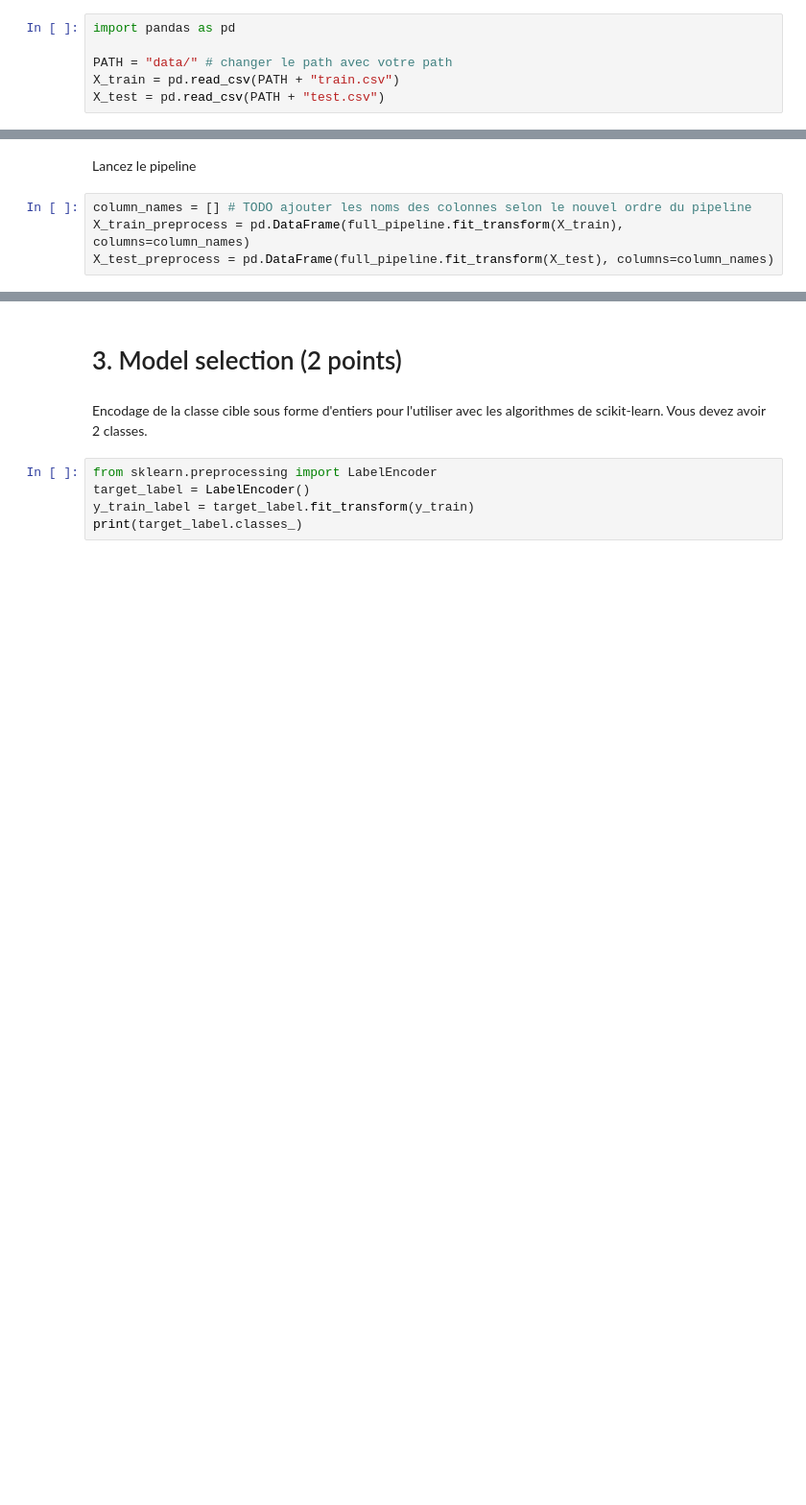
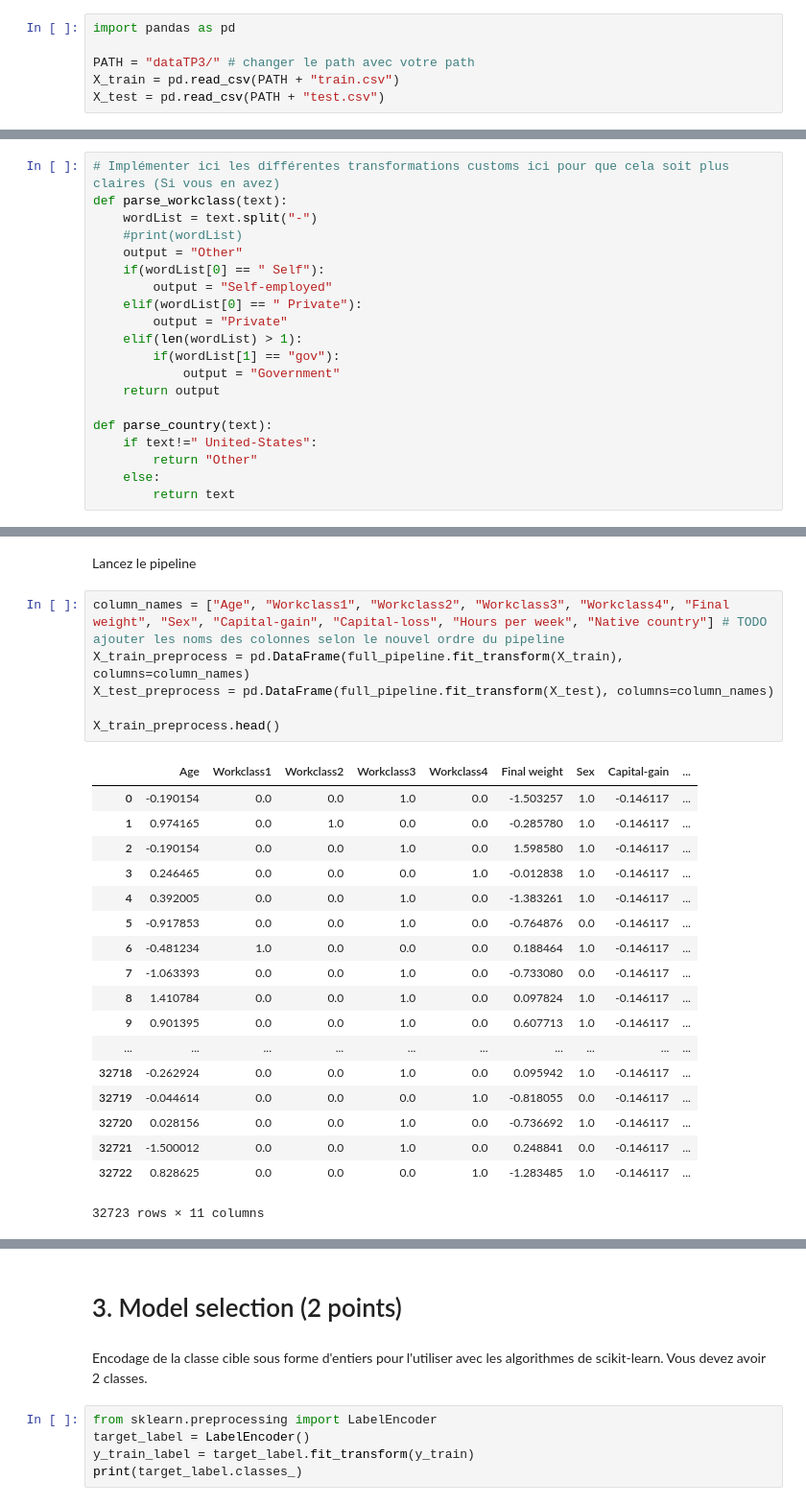
Before and after one commit to jmetais2017/TP1-INF8215, a Jupyter notebook: TP3_INF8215.ipynb, the cells around one changed output, grey strips where cells are left out. Shown at 96% size. Drawn from its saved outputs; the diff is of its cells as text; blank space fills up the shorter version.

Commit message:
début de pipeline

```diff
--- a/TP3_INF8215.ipynb
+++ b/TP3_INF8215.ipynb
@@ -662,7 +664,7 @@ https://pandas.pydata.org/pandas-docs/version/0.23/generated/pandas.DataFrame.ht
 # %%
 import pandas as pd
 
-PATH = "data/" # changer le path avec votre path
+PATH = "dataTP3/" # changer le path avec votre path
 X_train = pd.read_csv(PATH + "train.csv")
 X_test = pd.read_csv(PATH + "test.csv")
 # %% [markdown]
@@ -767,0 +794,20 @@ full_pipeline = ColumnTransformer([
+# %%
+# Implémenter ici les différentes transformations customs ici pour que cela soit plus claires (Si vous en avez)
+def parse_workclass(text):
+    wordList = text.split("-")
+    #print(wordList)
+    output = "Other"
+    if(wordList[0] == " Self"):
+        output = "Self-employed"
+    elif(wordList[0] == " Private"):
+        output = "Private"
+    elif(len(wordList) > 1):
+        if(wordList[1] == "gov"):
+            output = "Government"
+    return output
+
+def parse_country(text):
+    if text!=" United-States":
+        return "Other"
+    else:
+        return text
@@ -768,6 +864,27 @@ full_pipeline = ColumnTransformer([
 # %% [markdown]
 Lancez le pipeline
 # %%
-column_names = [] # TODO ajouter les noms des colonnes selon le nouvel ordre du pipeline
+column_names = ["Age", "Workclass1", "Workclass2", "Workclass3", "Workclass4", "Final weight", "Sex", "Capital-gain", "Capital-loss", "Hours per week", "Native country"] # TODO ajouter les noms des colonnes selon le nouvel ordre du pipeline
 X_train_preprocess = pd.DataFrame(full_pipeline.fit_transform(X_train), columns=column_names)
 X_test_preprocess = pd.DataFrame(full_pipeline.fit_transform(X_test), columns=column_names)
+
+X_train_preprocess.head()
+# %% [output]
+|  | Age | Workclass1 | Workclass2 | Workclass3 | Workclass4 | Final weight | Sex | Capital-gain | ... |
+| 0 | -0.190154 | 0.0 | 0.0 | 1.0 | 0.0 | -1.503257 | 1.0 | -0.146117 | ... |
+| 1 | 0.974165 | 0.0 | 1.0 | 0.0 | 0.0 | -0.285780 | 1.0 | -0.146117 | ... |
+| 2 | -0.190154 | 0.0 | 0.0 | 1.0 | 0.0 | 1.598580 | 1.0 | -0.146117 | ... |
+| 3 | 0.246465 | 0.0 | 0.0 | 0.0 | 1.0 | -0.012838 | 1.0 | -0.146117 | ... |
+| 4 | 0.392005 | 0.0 | 0.0 | 1.0 | 0.0 | -1.383261 | 1.0 | -0.146117 | ... |
+| 5 | -0.917853 | 0.0 | 0.0 | 1.0 | 0.0 | -0.764876 | 0.0 | -0.146117 | ... |
+| 6 | -0.481234 | 1.0 | 0.0 | 0.0 | 0.0 | 0.188464 | 1.0 | -0.146117 | ... |
+| 7 | -1.063393 | 0.0 | 0.0 | 1.0 | 0.0 | -0.733080 | 0.0 | -0.146117 | ... |
+| 8 | 1.410784 | 0.0 | 0.0 | 1.0 | 0.0 | 0.097824 | 1.0 | -0.146117 | ... |
+| 9 | 0.901395 | 0.0 | 0.0 | 1.0 | 0.0 | 0.607713 | 1.0 | -0.146117 | ... |
+| ... | ... | ... | ... | ... | ... | ... | ... | ... | ... |
+| 32718 | -0.262924 | 0.0 | 0.0 | 1.0 | 0.0 | 0.095942 | 1.0 | -0.146117 | ... |
+| 32719 | -0.044614 | 0.0 | 0.0 | 0.0 | 1.0 | -0.818055 | 0.0 | -0.146117 | ... |
+| 32720 | 0.028156 | 0.0 | 0.0 | 1.0 | 0.0 | -0.736692 | 1.0 | -0.146117 | ... |
+| 32721 | -1.500012 | 0.0 | 0.0 | 1.0 | 0.0 | 0.248841 | 0.0 | -0.146117 | ... |
+| 32722 | 0.828625 | 0.0 | 0.0 | 0.0 | 1.0 | -1.283485 | 1.0 | -0.146117 | ... |
+32723 rows × 11 columns
```
Also changed, not shown: parts of 11 cells of this notebook.
